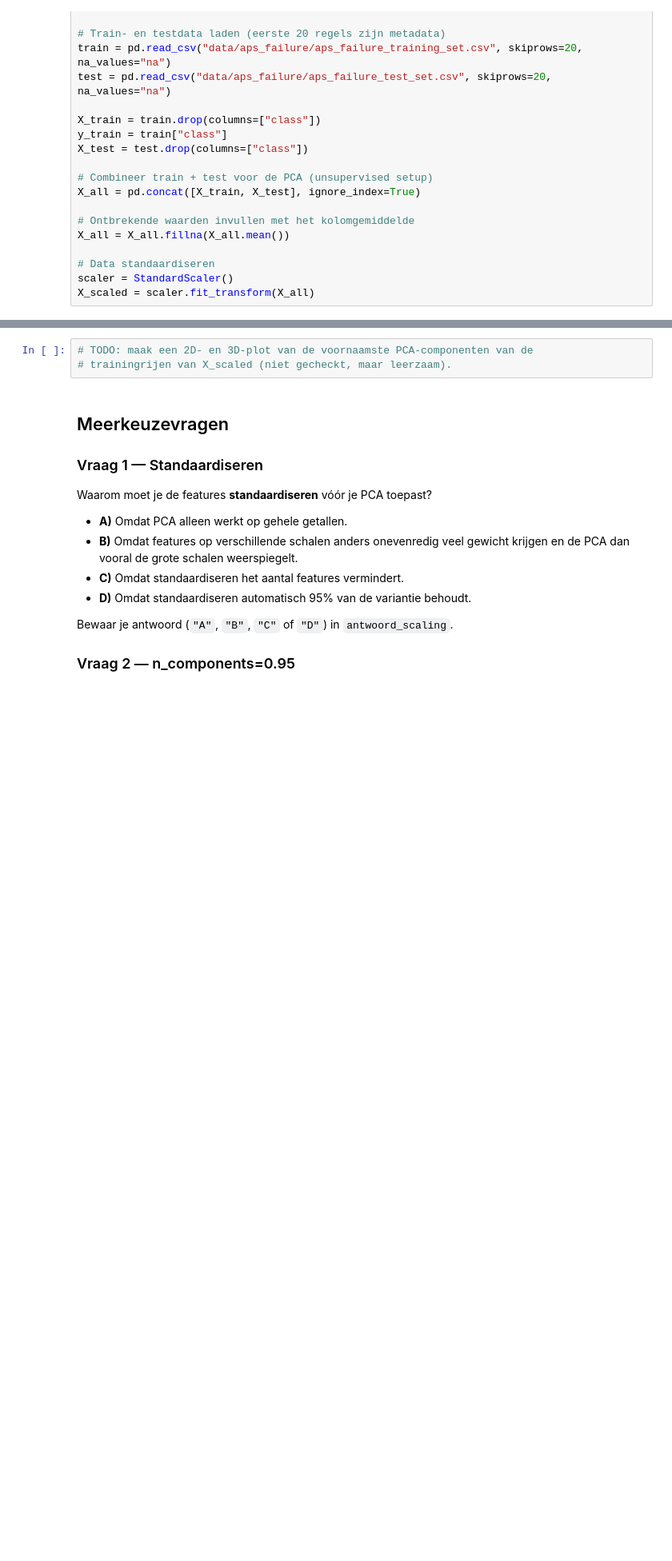
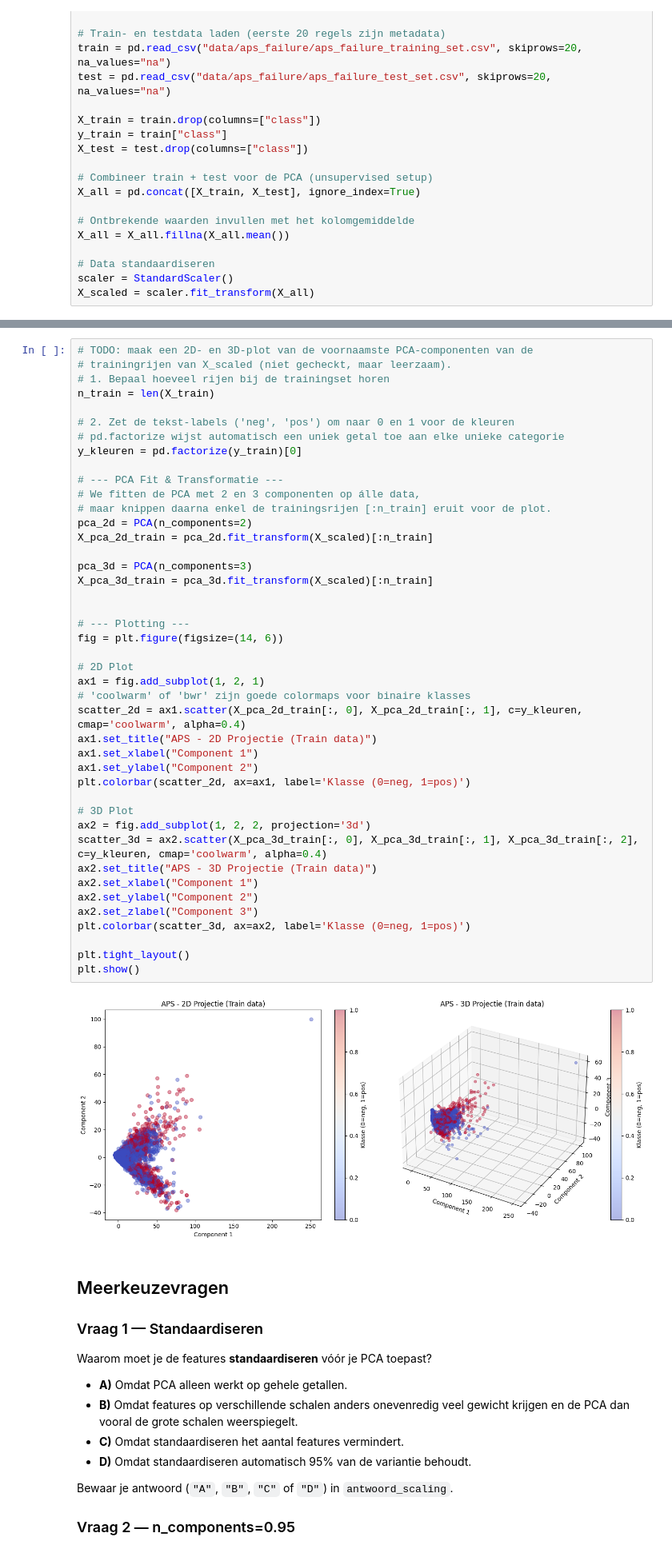
Before and after one commit to NGO-AP/ML-Algo-student, a Jupyter notebook: exercises_with_checks/week07/dim_reductie_checkpoint_opgave.ipynb, the cells around one changed output, grey strips where cells are left out. Shown at 80% size. Drawn from its saved outputs; the diff is of its cells as text; blank space fills up the shorter version.

```diff
--- a/exercises_with_checks/week07/dim_reductie_checkpoint_opgave.ipynb
+++ b/exercises_with_checks/week07/dim_reductie_checkpoint_opgave.ipynb
@@ -135,6 +240,48 @@ X_scaled = scaler.fit_transform(X_all)
 # %%
 # TODO: maak een 2D- en 3D-plot van de voornaamste PCA-componenten van de
 # trainingrijen van X_scaled (niet gecheckt, maar leerzaam).
+# 1. Bepaal hoeveel rijen bij de trainingset horen
+n_train = len(X_train)
+
+# 2. Zet de tekst-labels ('neg', 'pos') om naar 0 en 1 voor de kleuren
+# pd.factorize wijst automatisch een uniek getal toe aan elke unieke categorie
+y_kleuren = pd.factorize(y_train)[0]
+
+# --- PCA Fit & Transformatie ---
+# We fitten de PCA met 2 en 3 componenten op álle data,
+# maar knippen daarna enkel de trainingsrijen [:n_train] eruit voor de plot.
+pca_2d = PCA(n_components=2)
+X_pca_2d_train = pca_2d.fit_transform(X_scaled)[:n_train]
+
+pca_3d = PCA(n_components=3)
+X_pca_3d_train = pca_3d.fit_transform(X_scaled)[:n_train]
+
+
+# --- Plotting ---
+fig = plt.figure(figsize=(14, 6))
+
+# 2D Plot
+ax1 = fig.add_subplot(1, 2, 1)
+# 'coolwarm' of 'bwr' zijn goede colormaps voor binaire klasses
+scatter_2d = ax1.scatter(X_pca_2d_train[:, 0], X_pca_2d_train[:, 1], c=y_kleuren, cmap='coolwarm', alpha=0.4)
+ax1.set_title("APS - 2D Projectie (Train data)")
+ax1.set_xlabel("Component 1")
+ax1.set_ylabel("Component 2")
+plt.colorbar(scatter_2d, ax=ax1, label='Klasse (0=neg, 1=pos)')
+
+# 3D Plot
+ax2 = fig.add_subplot(1, 2, 2, projection='3d')
+scatter_3d = ax2.scatter(X_pca_3d_train[:, 0], X_pca_3d_train[:, 1], X_pca_3d_train[:, 2], c=y_kleuren, cmap='coolwarm', alpha=0.4)
+ax2.set_title("APS - 3D Projectie (Train data)")
+ax2.set_xlabel("Component 1")
+ax2.set_ylabel("Component 2")
+ax2.set_zlabel("Component 3")
+plt.colorbar(scatter_3d, ax=ax2, label='Klasse (0=neg, 1=pos)')
+
+plt.tight_layout()
+plt.show()
+# %% [output]
+[figure, added]
 # %% [markdown]
 ## Meerkeuzevragen
 
```
Also changed, not shown: parts of 6 cells of this notebook.
